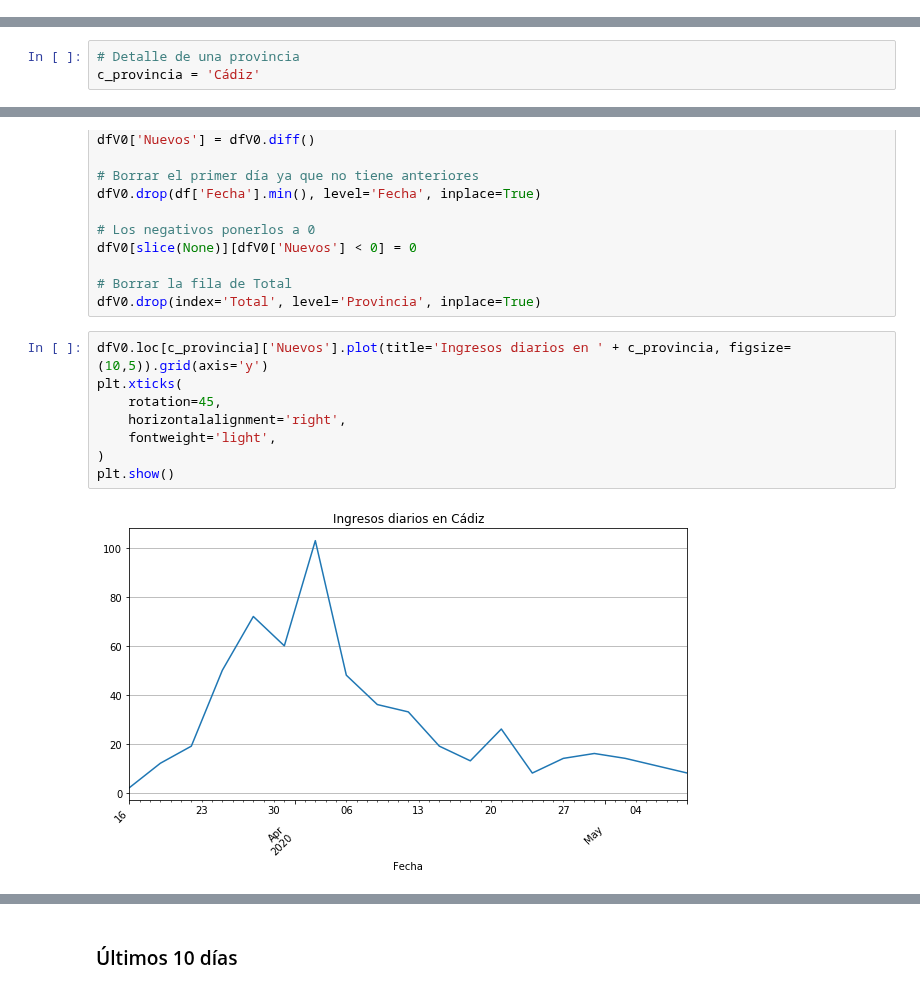
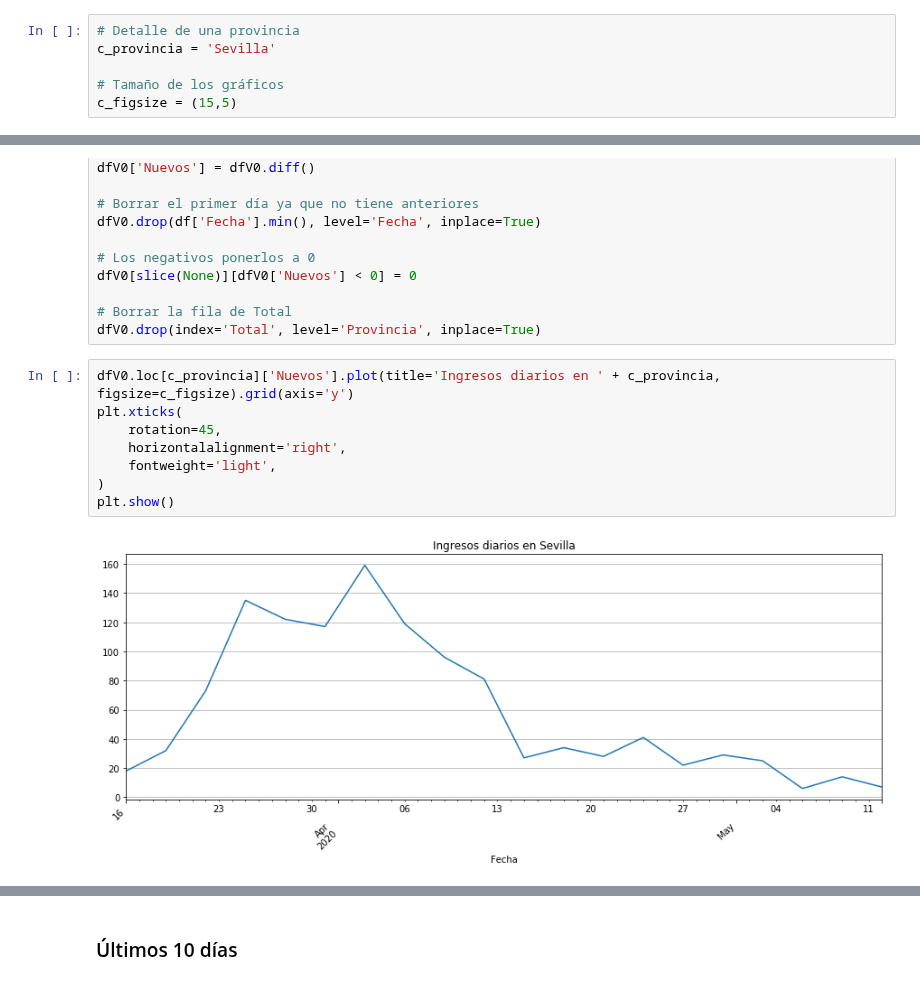
Before and after one commit to kfern/jupyter, a Jupyter notebook: covid19-es-and/growFactor.ipynb, the cells around one changed output, grey strips where cells are left out. Cells and saved outputs as stored; diff of their text form.

```diff
--- a/covid19-es-and/growFactor.ipynb
+++ b/covid19-es-and/growFactor.ipynb
@@ -1,3 +3,9 @@
+# %%
+# Detalle de una provincia
+c_provincia = 'Sevilla'
+
+# Tamaño de los gráficos
+c_figsize = (15,5)
 # %%
 # Imports
 import pandas as pd
@@ -76,8 +56,5 @@ df.head()
 # %% [markdown]
 ## Detalle de una provincia
-# %%
-# Detalle de una provincia
-c_provincia = 'Cádiz'
 # %%
 # Seleccionar los datos a partir del Dataframe original
 fFechas = pd.date_range(start=df['Fecha'].min(), end=df['Fecha'].max(), freq=str(c_freq) + 'D')
@@ -103,15 +80,15 @@ dfV0[slice(None)][dfV0['Nuevos'] < 0] = 0
 # Borrar la fila de Total
 dfV0.drop(index='Total', level='Provincia', inplace=True)
 # %%
-dfV0.loc[c_provincia]['Nuevos'].plot(title='Ingresos diarios en ' + c_provincia, figsize=(10,5)).grid(axis='y')
+dfV0.loc[c_provincia]['Nuevos'].plot(title='Ingresos diarios en ' + c_provincia, figsize=c_figsize).grid(axis='y')
 plt.xticks(
     rotation=45,
     horizontalalignment='right',
     fontweight='light',
 )
 plt.show()
 # %% [output]
-[figure, old version]
+[figure, new version]
 # %%
 titulo = 'Nuevos casos en ' + c_provincia + ' en los ' + str(c_freq) + ' días anteriores'
 print(titulo)
```
Also changed, not shown: parts of 15 cells of this notebook, 1 other file.
